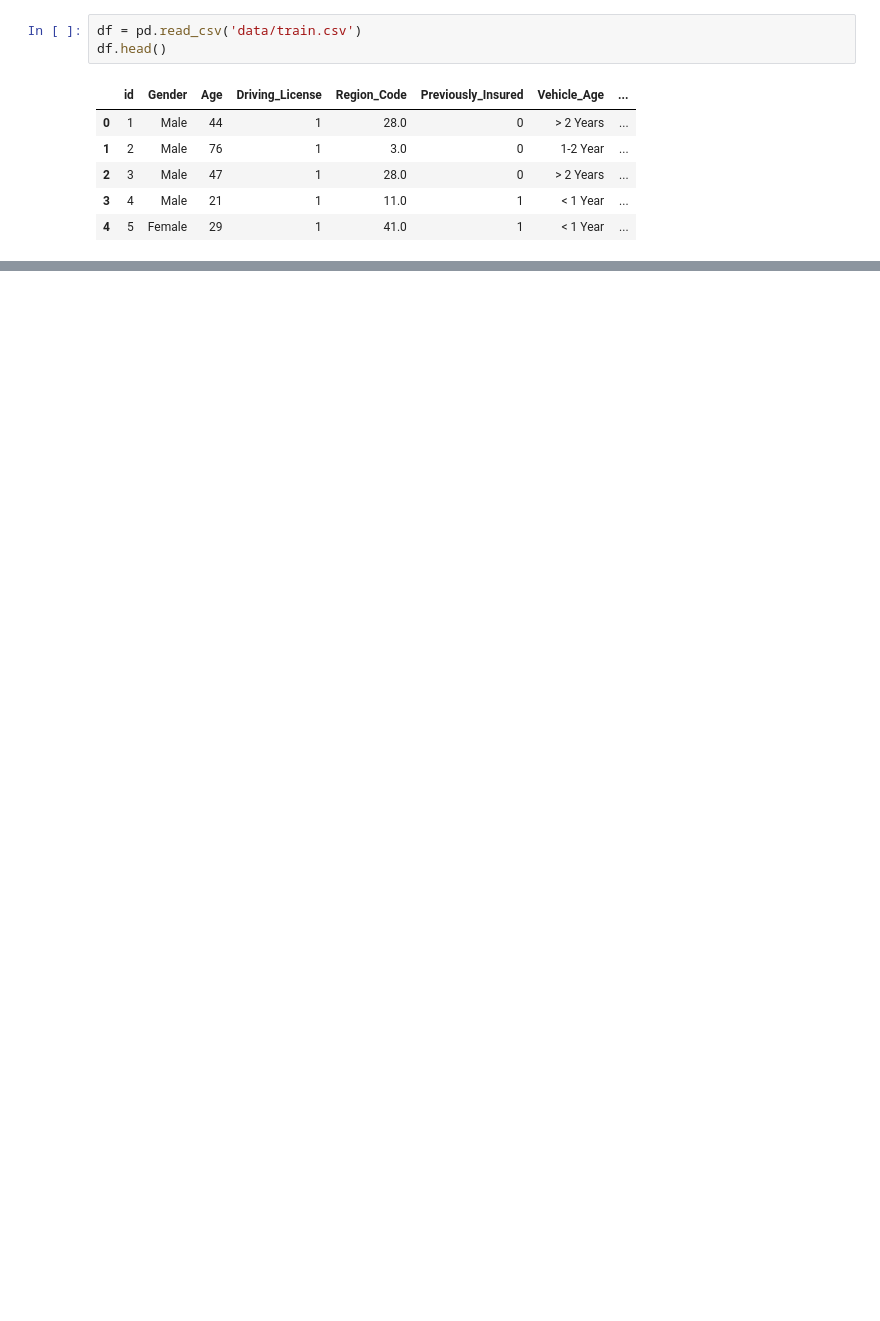
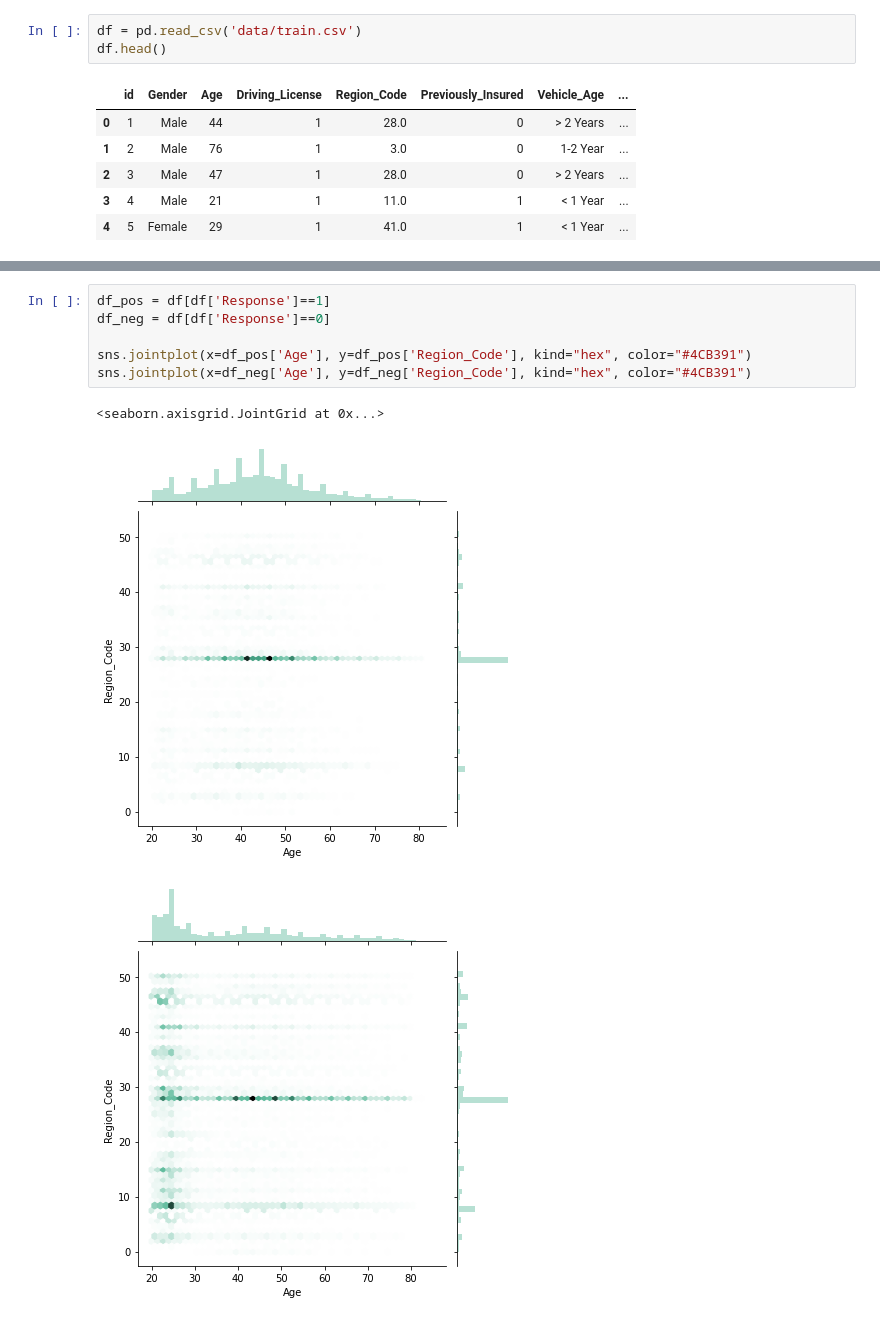
Before and after one commit to asyntychaki/Health-Insurance-Cross-Sell, a Jupyter notebook: 3-.ipynb, the cells around one changed output, grey strips where cells are left out. Drawn from its saved outputs; the diff is of its cells as text; blank space fills up the shorter version.

```diff
--- a/3-.ipynb
+++ b/3-.ipynb
@@ -21,0 +23,10 @@ Name: Response, dtype: float64
+# %%
+df_pos = df[df['Response']==1]
+df_neg = df[df['Response']==0]
+
+sns.jointplot(x=df_pos['Age'], y=df_pos['Region_Code'], kind="hex", color="#4CB391")
+sns.jointplot(x=df_neg['Age'], y=df_neg['Region_Code'], kind="hex", color="#4CB391")
+# %% [output]
+<seaborn.axisgrid.JointGrid at 0x...>
+[figure, added]
+[figure, added]
```
Also changed, not shown: parts of 3 cells of this notebook, 1 other file.
